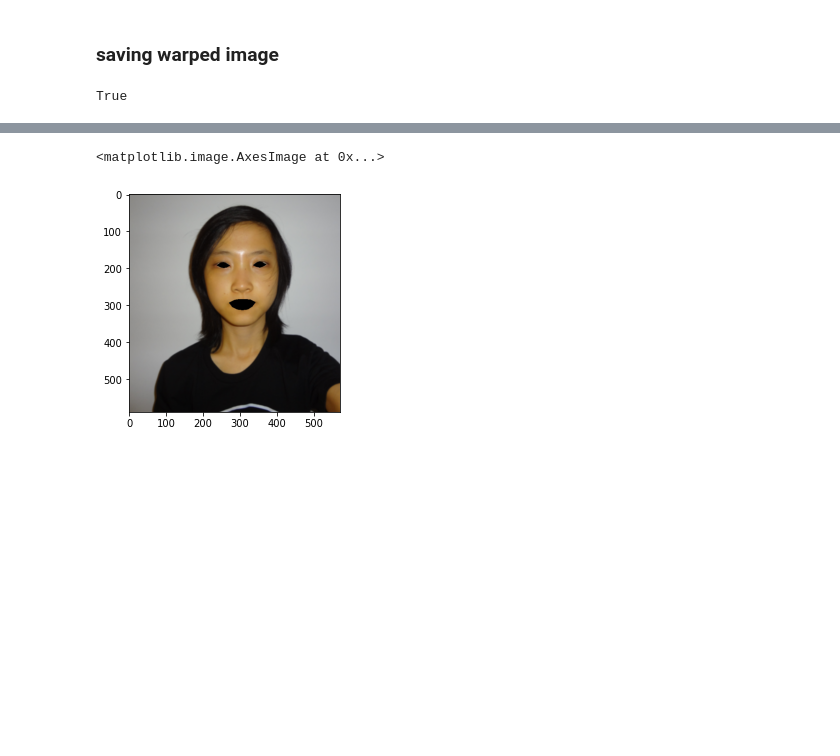
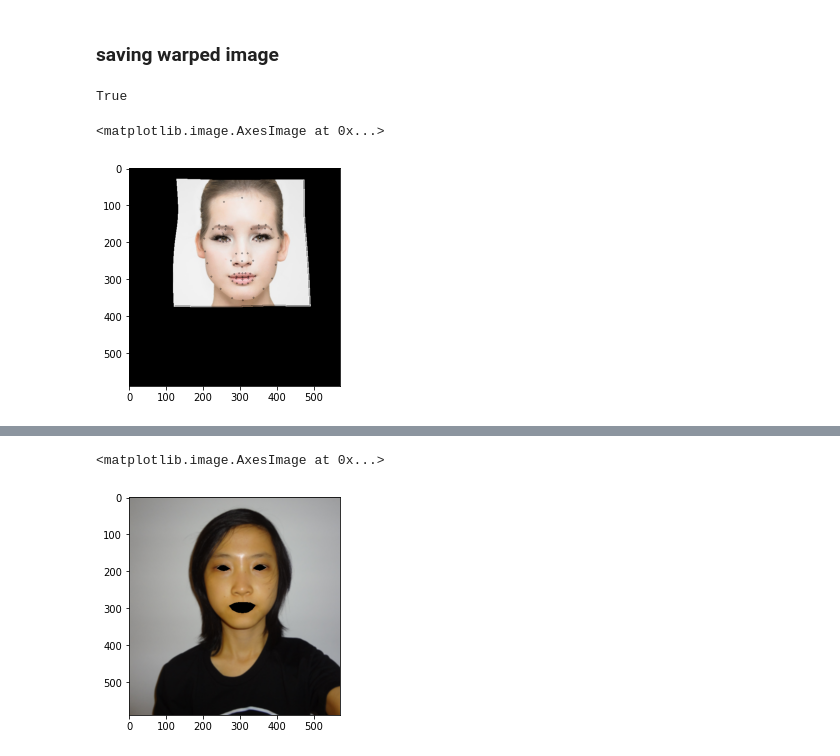
Before and after one commit to shaunak-badani/Digital-Makeup-Face-Generation, a Jupyter notebook: src/Digital Makeup Face Generation.ipynb, the cells around one changed output, grey strips where cells are left out. Cells and saved outputs as stored; diff of their text form; code cells hidden in the pictures; blank space fills up the shorter version.

```diff
--- a/src/Digital Makeup Face Generation.ipynb
+++ b/src/Digital Makeup Face Generation.ipynb
@@ -338,6 +333,17 @@ cv2.imwrite(os.path.join(GEN_IMAGES_PATH,'interpolated_image.png'), cv2.cvtColor
 cv2.imwrite(os.path.join(GEN_IMAGES_PATH,'superimposed_image.png'), cv2.cvtColor(super_imposed, cv2.COLOR_BGR2RGB))
 # %% [output]
 True
+# %%
+ref_interp_copy = a_disp.copy()
+
+black = (0,0,0)
+for x, y in target_l:
+    ref_interp_copy = cv2.circle(ref_interp_copy, (round(x), round(y)), 2, black, 1)
+
+plt.imshow(ref_interp_copy)
+# %% [output]
+<matplotlib.image.AxesImage at 0x...>
+[figure, added]
 # %%
 def visualize_facial_landmarks(image,points,alpha=1):
     overlay = image.copy()
```
Also changed, not shown: parts of 21 cells of this notebook.
